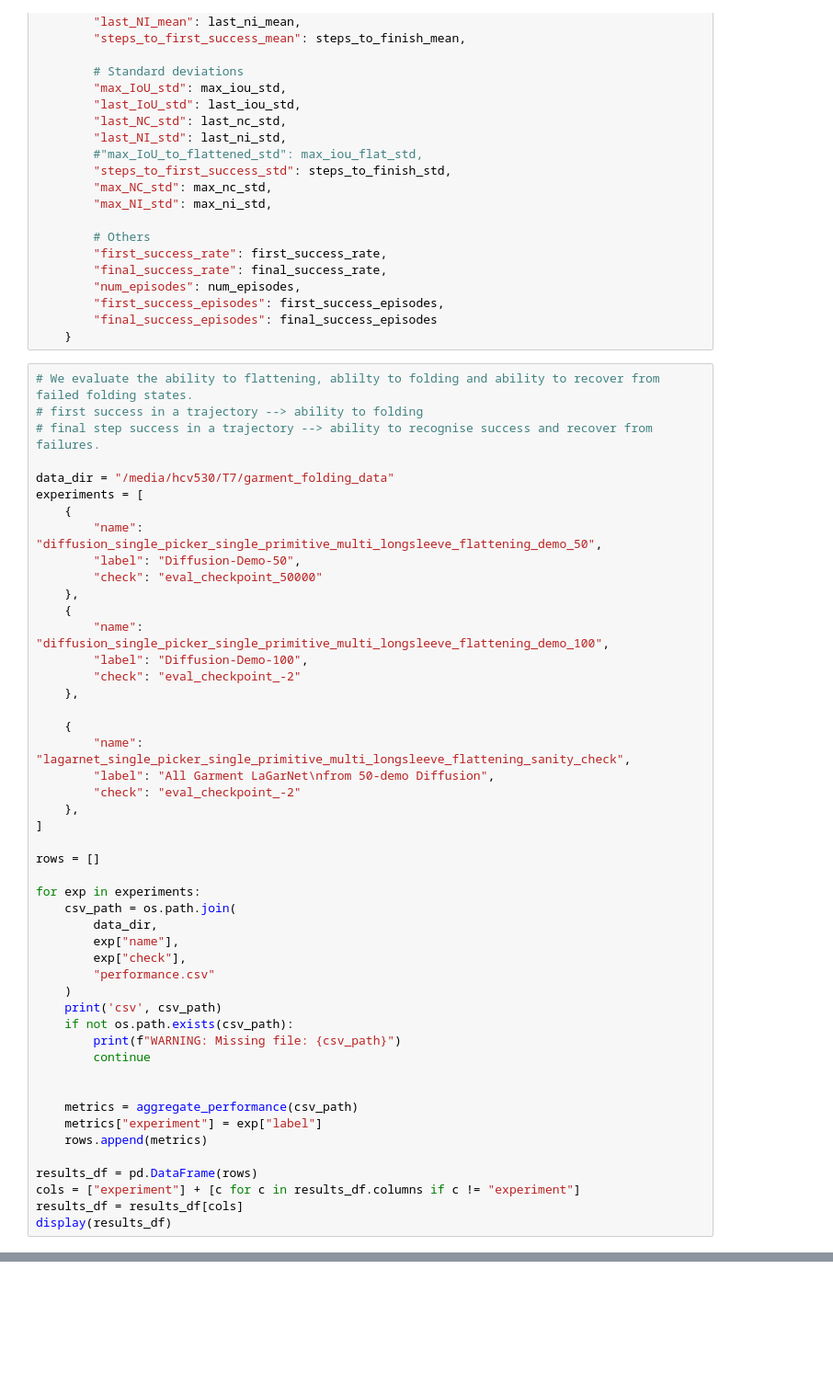
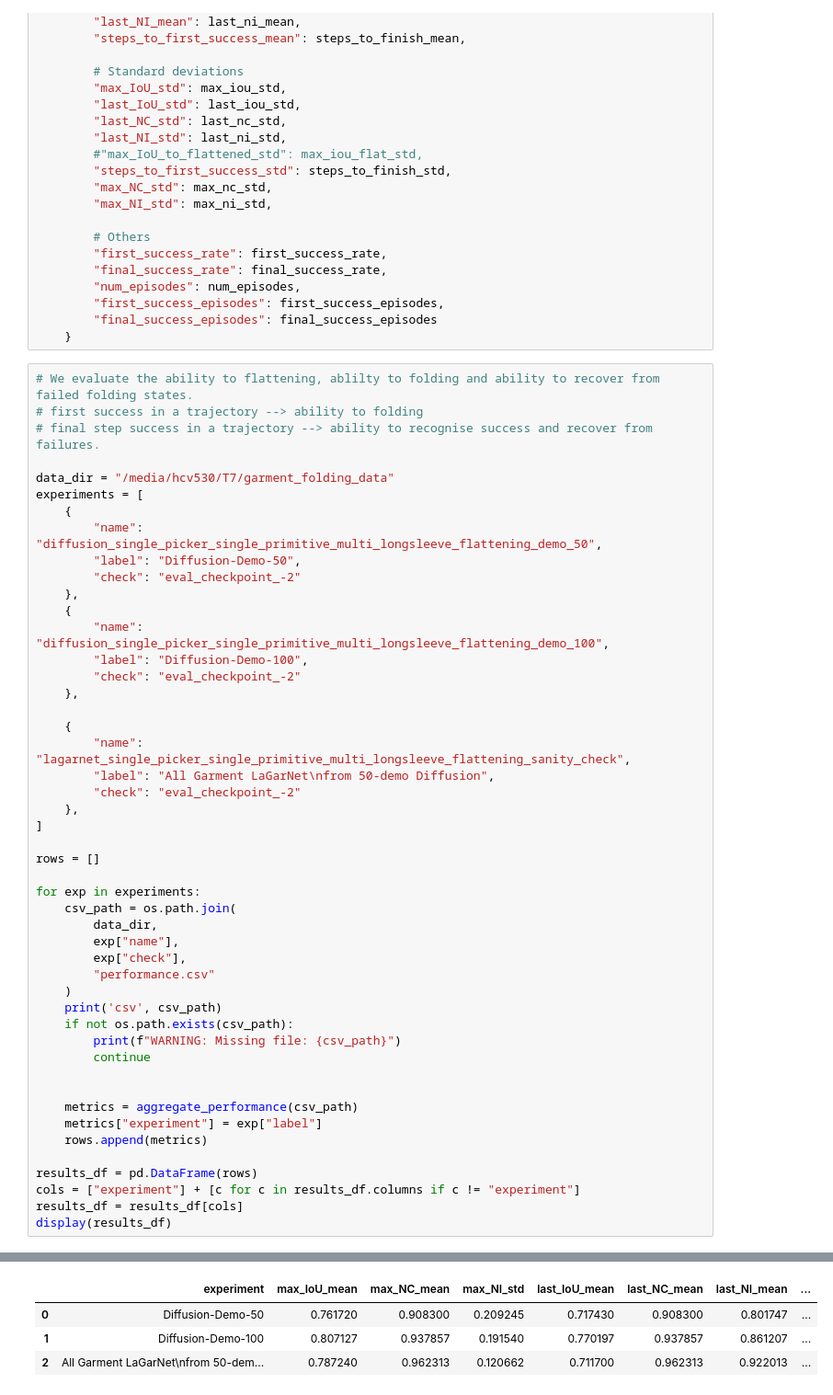
Before and after one commit to halid1020/bimanual_garment_folding, a Jupyter notebook: analysis/flattening_comparison_for_lagarnet.ipynb, the cells around one changed output, grey strips where cells are left out. Shown at 92% size. Drawn from its saved outputs; the diff is of its cells as text; blank space fills up the shorter version.

Commit message:
update experiments

```diff
--- a/analysis/flattening_comparison_for_lagarnet.ipynb
+++ b/analysis/flattening_comparison_for_lagarnet.ipynb
@@ -140,7 +140,7 @@ experiments = [
     {
         "name": "diffusion_single_picker_single_primitive_multi_longsleeve_flattening_demo_50",
         "label": "Diffusion-Demo-50",
-        "check": "eval_checkpoint_50000"
+        "check": "eval_checkpoint_-2"
     },
     {
         "name": "diffusion_single_picker_single_primitive_multi_longsleeve_flattening_demo_100",
@@ -178,3 +178,4 @@ results_df = pd.DataFrame(rows)
 cols = ["experiment"] + [c for c in results_df.columns if c != "experiment"]
 results_df = results_df[cols]
 display(results_df)
+# %% [output]
@@ -181,3 +188,7 @@ display(results_df)
+|  | experiment | max_IoU_mean | max_NC_mean | max_NI_std | last_IoU_mean | last_NC_mean | last_NI_mean | ... |
+| 0 | Diffusion-Demo-50 | 0.761720 | 0.908300 | 0.209245 | 0.717430 | 0.908300 | 0.801747 | ... |
+| 1 | Diffusion-Demo-100 | 0.807127 | 0.937857 | 0.191540 | 0.770197 | 0.937857 | 0.861207 | ... |
+| 2 | All Garment LaGarNet\nfrom 50-dem... | 0.787240 | 0.962313 | 0.120662 | 0.711700 | 0.962313 | 0.922013 | ... |
 # %%
 import matplotlib
 # matplotlib.use("Agg")  # non-interactive, stable
```
Also changed, not shown: parts of 5 cells of this notebook, 6 other files.
